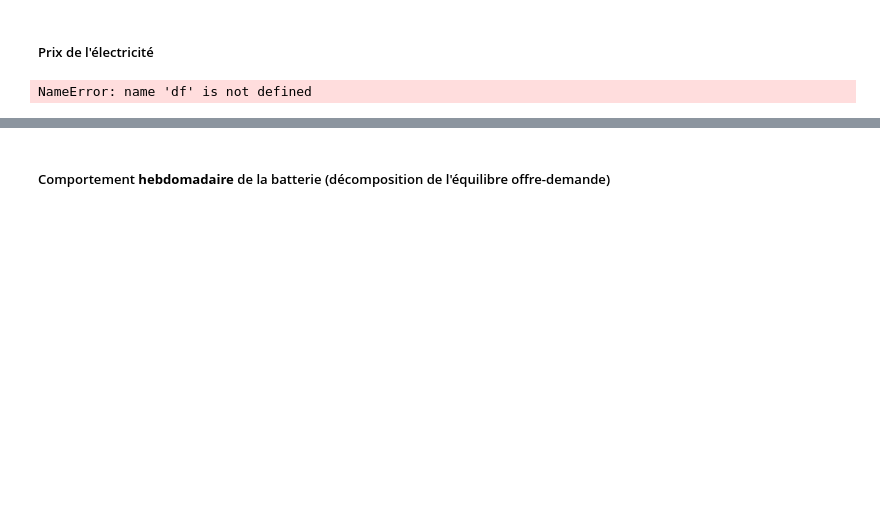
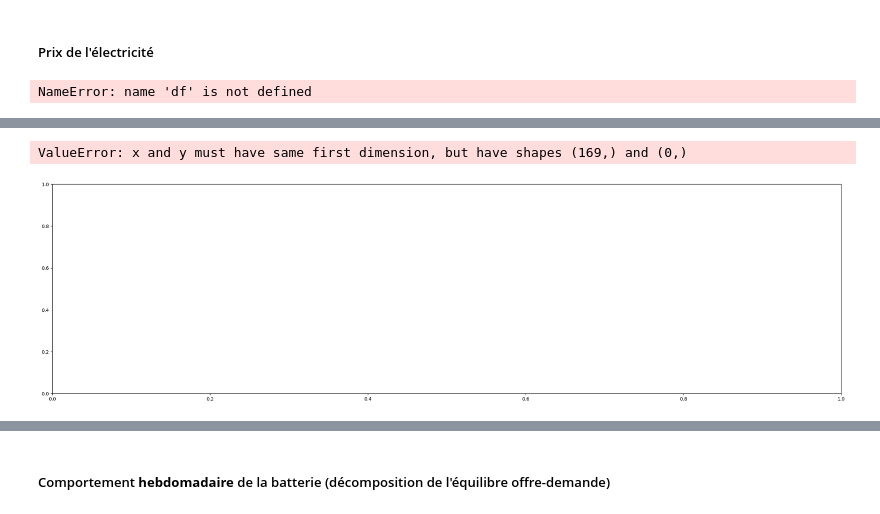
Before and after one commit to borges67/Projet-IFPEN-2025, a Jupyter notebook: Code/graphiques.ipynb, the cells around one changed output, grey strips where cells are left out. Cells and saved outputs as stored; diff of their text form; code cells hidden in the pictures; blank space fills up the shorter version.

```diff
--- a/Code/graphiques.ipynb
+++ b/Code/graphiques.ipynb
@@ -313,3 +126,47 @@ Error:
+# %%
+import elec_price_layer
+
+{   "hiver" : [list(range(72, 241)), []],
+    "printemps" : [list(range(2256, 2425)), []],
+    "ete" : [list(range(4440, 4609)), []],
+    "automne" : [list(range(6624, 6793)), []]
+}
+
+# # Calcul du prix de l'électricité (plusieurs tirages)
+# N_TIRAGES = 100  # Nombre de tirages par pas de temps
+# cf.ELECPRICE = [0] * cf.PERIODS
+# current_regime = None
+# for semaine in cf.SEMAINES :
+#     elecprice_df = pd.DataFrame()
+#     start_idx = cf.SEMAINES[semaine][0][0]
+#     end_idx = cf.SEMAINES[semaine][0][-1] + 1
+
+#     for n in range(N_TIRAGES):
+#         elecprice_unit = []
+
+#         for t in range(start_idx, end_idx):
+#             current_regime, price = elec_price_layer.elec_price(t, current_regime, cf.DF_PRODVALUES)
+#             elecprice_unit.append(round(price, 2))
+#         elecprice_df[n] = elecprice_unit
+
+#     # Calcul du prix moyen par période horaire
+#     prix_moyen = elecprice_df.mean(axis=0).tolist()
+
+#     for i, prix in enumerate(prix_moyen):
+#         cf.ELECPRICE[start_idx + i] = prix
+
+plot_range = range(4440,4609)
+plt.figure(figsize=(30, 8))
+plt.plot(plot_range, cf.ELECPRICE[4440:4609], 'b-', linewidth=2, label='Prix moyen')
+plt.xlabel('Périodes')
+plt.ylabel('Prix (€/MWh)')
+plt.title('Évolution du prix de l\'électricité\n(Moyenne sur {} tirages Markov)'.format(N_TIRAGES))
+plt.grid(True, alpha=0.3)
+plt.legend()
+plt.show()
+# %% [output]
+ValueError: x and y must have same first dimension, but have shapes (169,) and (0,)
+[figure, added]
 # %%
 print("Nombre d'utilisation de la batterie dans la semaine :", (df['SOC_decharge'] != 0).sum())
 # %% [output]
```
Also changed, not shown: parts of 11 cells of this notebook, 21 other files.
